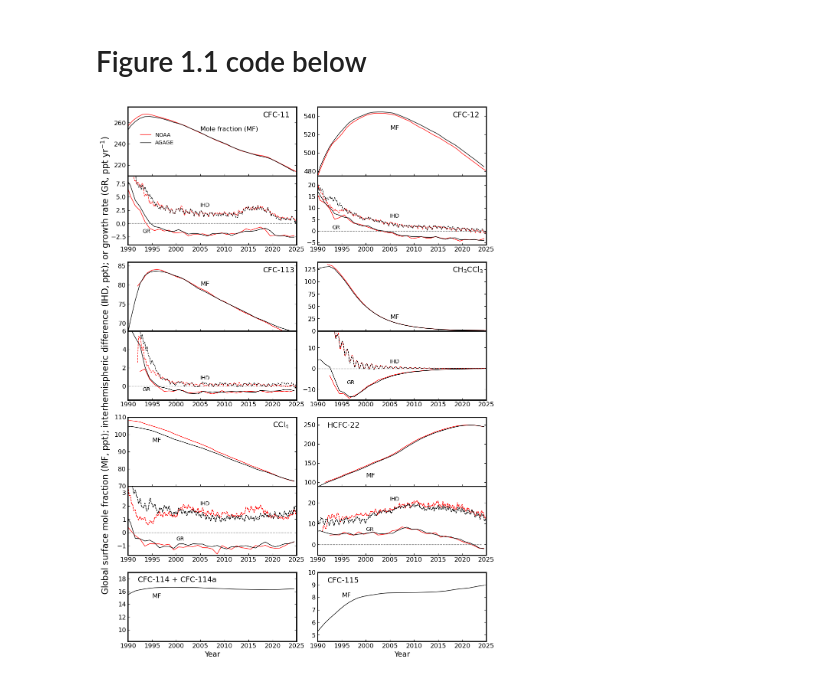
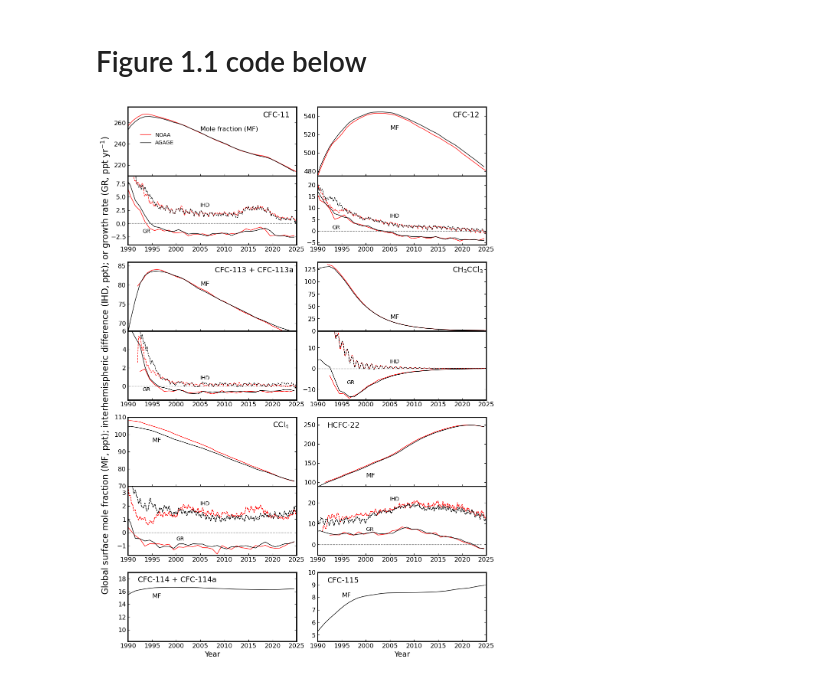
Before and after one commit to duttong/GML_means, a Jupyter notebook: Fig1-1.ipynb, the cells around one changed output. Saved outputs shown, nothing was run; the diff lists cells and outputs as text; code cells hidden in the pictures.

```diff
--- a/Fig1-1.ipynb
+++ b/Fig1-1.ipynb
@@ -103,6 +103,8 @@ for g, gas in enumerate(gases):
     ytxt = (yranges[0][1] - yranges[0][0])*0.85 + yranges[0][0]
     if g == 3:
         ax.text(2018, ytxt, r'CH${_3}$CCl${_3}$', fontsize=14)
+    elif g == 2:
+        ax.text(2008, ytxt, 'CFC-113 + CFC-113a', fontsize=14)
     else:
         ax.text(2018, ytxt, gas, fontsize=14)
 
@@ -214,31 +216,31 @@ for g, gas in enumerate(gases):
         ihd_n = data_n_nh-data_n_sh
         ihd_a = data_a_nh-data_a_sh
         ax.plot(date_n_hem, ihd_n,'r--', linewidth=1)
         ax.plot(date_a_hem, ihd_a,'k--', linewidth=1)
         ax.plot(date_n_hem, ihd_n,'r--', linewidth=1)
         ax.plot(date_a_hem, ihd_a,'k--', linewidth=1)
         # global growth rate
         gr = data_n[1:] - data_n[:-1]
         ax.plot(date_n[1:], gr, 'r-', linewidth=1)
         gr_agage = data_a[1:] - data_a[:-1]
         ax.plot(date_a[1:], gr_agage, 'k-', linewidth=1)
 
         #ax.plot(A1_2018['Year'], calGR(A1_2018[gases_A1[g]]), 'g-', linewidth=1, label = 'A1 (2018)')
         #ax.plot(A1_2014['Year'], calGR(A1_2014[gases_A1[g]]), 'g--', linewidth=1, label = 'A1 (2014)')
         ax.plot(range(1989,2025), np.arange(1989,2025)*0, '--', color='gray', linewidth=1)
 
         ax.text(2005, np.mean(ihd_n)*1.3, 'IHD')
         ax.text(2000, gr[int(2000- np.min(date_n_hem))]+0.5, 'GR')
         ax.set_xlim([1990,2025])
         ax.set_ylim([yranges[1][0], yranges[1][1]])
         ax.tick_params(axis='both', direction='in')
         plt.yticks(fontsize=12)
         plt.xticks(fontsize=12)
         ax.tick_params(axis='both', direction='in', which='both', bottom=True, top=False, left=True, right=True,
                    labelbottom=True, labeltop=False, labelleft=True, labelright=False)
 
 matplotlib.rcParams['axes.linewidth'] = 2
 
 plt.savefig(figure_path / 'Figure_1.1.png', dpi=300, bbox_inches='tight')
 # %% [output]
-[figure, old version]
+[figure, new version]
```
Also changed, not shown: 1 other file.
